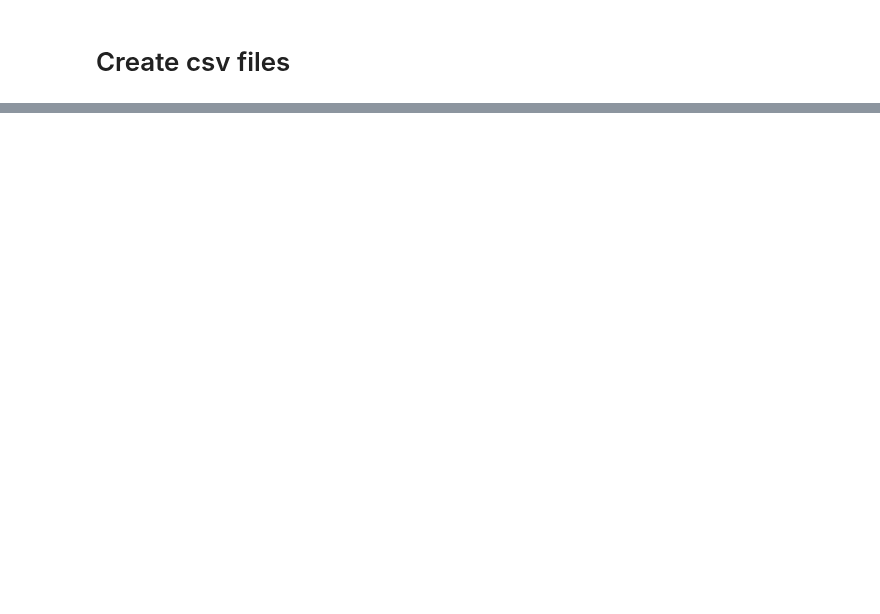
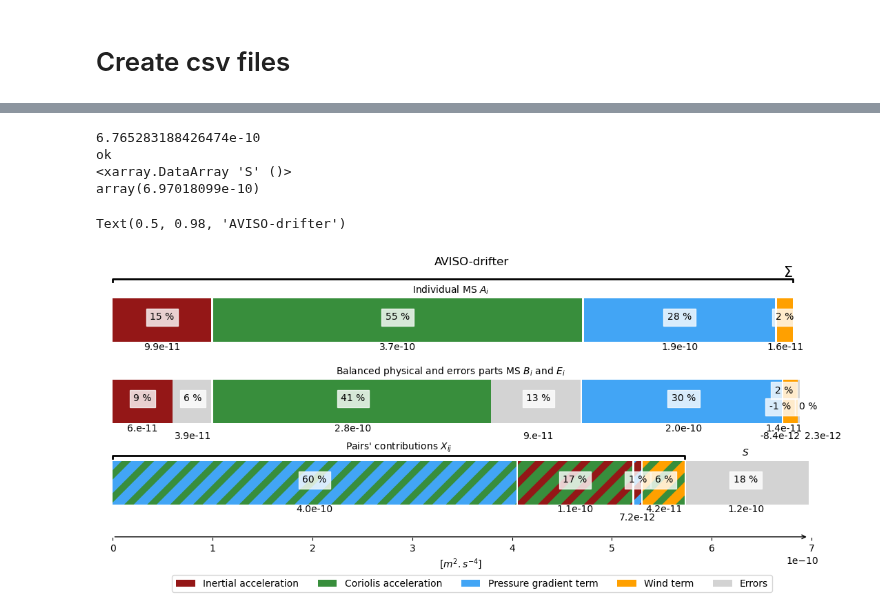
Before and after one commit to margot-demol/historical_analysis, a Jupyter notebook: 2_both_GPS_ARGOS_drogued/theory_tests/00_generate_csv_files.ipynb, the cells around one changed output, grey strips where cells are left out. Saved outputs shown, nothing was run; the diff lists cells and outputs as text; code cells hidden in the pictures; blank space fills up the shorter version.

```diff
--- a/2_both_GPS_ARGOS_drogued/theory_tests/00_generate_csv_files.ipynb
+++ b/2_both_GPS_ARGOS_drogued/theory_tests/00_generate_csv_files.ipynb
@@ -80,0 +132,10 @@ https://docs.xarray.dev/en/stable/user-guide/io.html
+# %%
+dl = 5000
+df["distbin"] = (df.alti___distance // dl) * dl
+# %%
+tms = [tm for tm in comb]
+df['sigma'] = df[[tm.upper() for tm in tms]].sum(axis=1)
+# %%
+df_  = df.where(df.alti___distance<25000).where(df.alti___time_difference<30*60)
+# %%
+ds = df_.to_xarray().mean()
@@ -80,0 +262,16 @@ https://docs.xarray.dev/en/stable/user-guide/io.html
+# %%
+plt.rcParams["axes.edgecolor"] = "w"
+fig, ax = plt.subplots(nrows=1,ncols=1,figsize=(11,5), frameon=False, )
+
+synthetic_figure(df_.mean(), ax)
+fig.legend(ncol=5,loc='lower center')
+fig.tight_layout(rect=[0,0.04,1,1])#left, bottom, right, top (default is 0,0,1,1)
+fig.suptitle('AVISO-drifter')
+#fig.savefig('images/synth_alg.png',bbox_inches='tight',   dpi=300)
+# %% [output]
+6.765283188426474e-10
+ok
+<xarray.DataArray 'S' ()>
+array(6.97018099e-10)
+Text(0.5, 0.98, 'AVISO-drifter')
+[figure, added]
```
Also changed, not shown: parts of 14 cells of this notebook, 15 other files.
